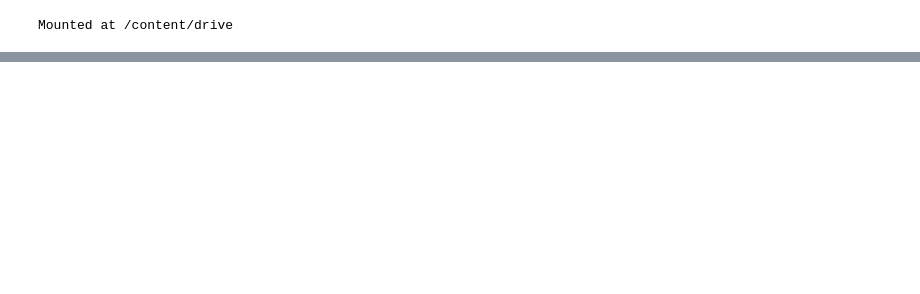
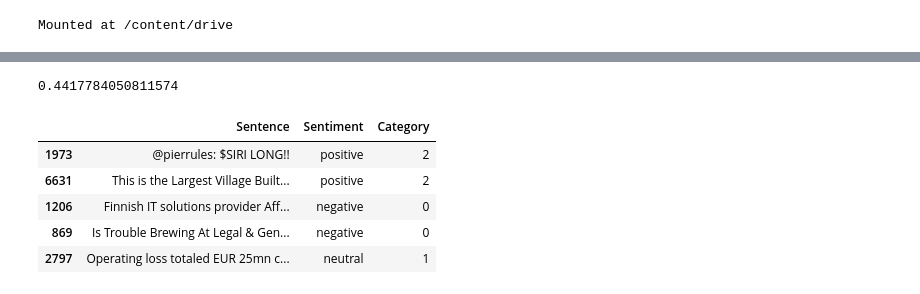
Before and after one commit to srcontreras/PIC16B---Project, a Jupyter notebook: Sentiment_analysis.ipynb, the cells around one changed output, grey strips where cells are left out. Drawn from its saved outputs; the diff is of its cells as text; code cells hidden in the pictures; blank space fills up the shorter version.

Commit message:
new sentiment

```diff
--- a/Sentiment_analysis.ipynb
+++ b/Sentiment_analysis.ipynb
@@ -31,5 +45,7 @@ drive.mount('/content/drive')
 Mounted at /content/drive
 # %%
 fin_data = pd.read_csv("/content/drive/MyDrive/fin_data.csv")
-fin_data.head()
+positive = pd.read_csv("/content/drive/MyDrive/articles.csv")
+print(fin_data.columns)
+print(positive.columns)
 # %% [output]
@@ -47,0 +54,6 @@ array([2, 0, 2, 1, 1])
+# %%
+positive['Sentiment'] = 'positive'
+# %%
+# take half of positive and merge the title portion and the content portion into the fin_data, separately
+rows = positive.shape[0]
+merge = positive.iloc[:int(rows/2)]
@@ -47,0 +63,9 @@ array([2, 0, 2, 1, 1])
+# %%
+# title merge
+title = merge[['title', 'Sentiment']]
+title.rename(columns = {'title': 'Sentence'}, inplace = True)
+data_t = pd.concat([fin_data, title], axis = 0)
+data_t = data_t.reset_index()
+data_t.drop(columns = 'index', inplace = True)
+data_t = data_t.sample(frac=1)
+data_t.head()
@@ -47,0 +79,22 @@ array([2, 0, 2, 1, 1])
+# %%
+# baseline prediction
+baseline = data_t.groupby("Sentiment").apply(len)
+negative = baseline[0]
+neutral = baseline[1]
+positive = baseline[2]
+baseline_pred = max(negative, neutral, positive) / np.sum([negative, neutral, positive])
+baseline_pred
+# %% [output]
+0.4417784050811574
+# %%
+# labeling train set
+le = LabelEncoder()
+data_t['Category'] = le.fit_transform(data_t['Sentiment'])
+data_t.head()
+# %% [output]
+|  | Sentence | Sentiment | Category |
+| 1973 | @pierrules: $SIRI LONG!! | positive | 2 |
+| 6631 | This is the Largest Village Built... | positive | 2 |
+| 1206 | Finnish IT solutions provider Aff... | negative | 0 |
+| 869 | Is Trouble Brewing At Legal & Gen... | negative | 0 |
+| 2797 | Operating loss totaled EUR 25mn c... | neutral | 1 |
```
Also changed, not shown: parts of 22 cells of this notebook, 1 other file.
